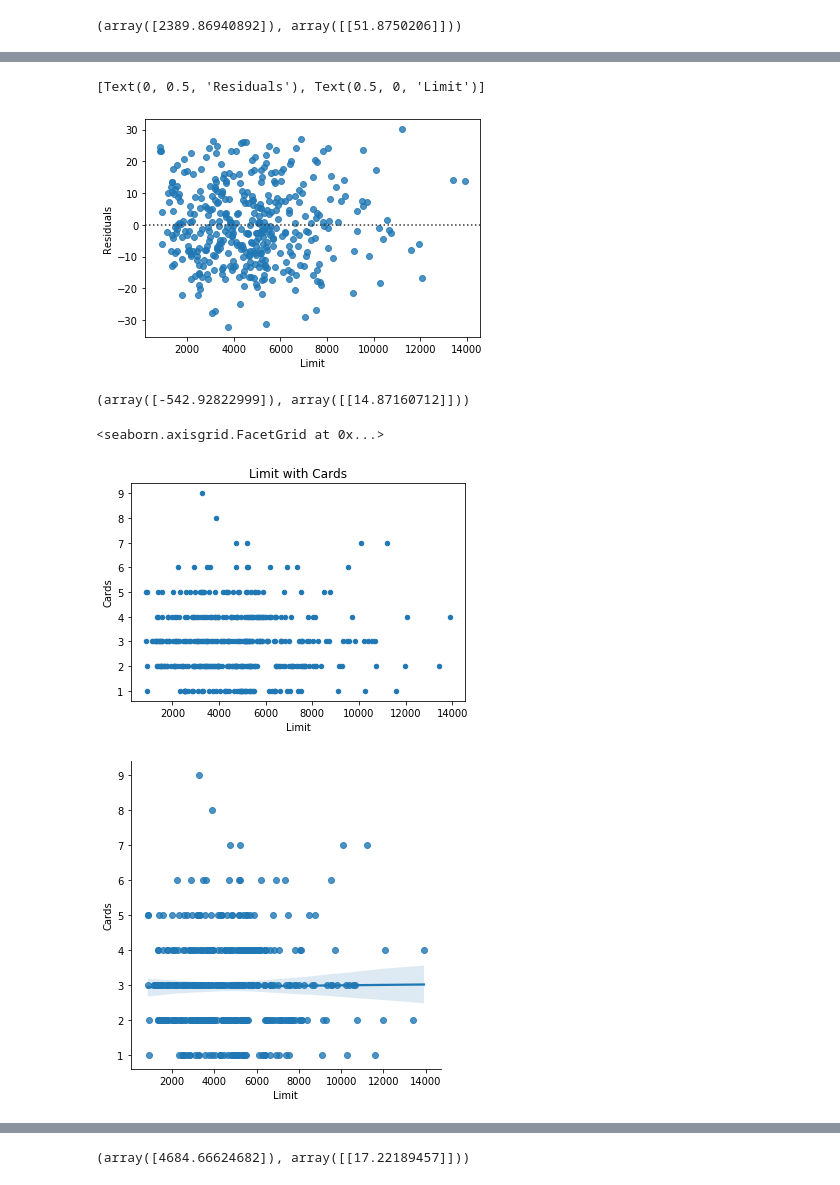
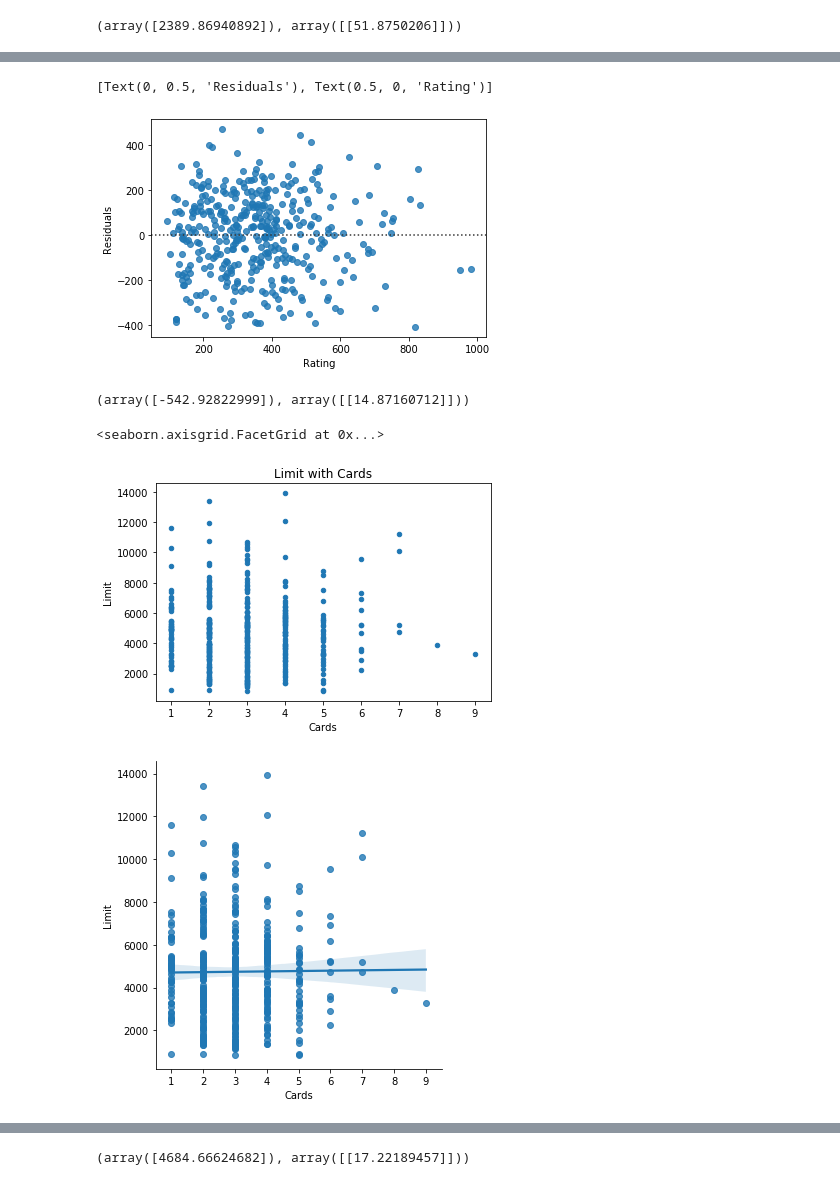
Before and after one commit to USF-CS-663-Spring-2020/lab-05-regression-rubinjohny, a Jupyter notebook: Linear_regression_credit.ipynb, the cells around one changed output, grey strips where cells are left out. Cells and saved outputs as stored; diff of their text form; code cells hidden in the pictures.

```diff
--- a/Linear_regression_credit.ipynb
+++ b/Linear_regression_credit.ipynb
@@ -53,9 +54,9 @@ sns.lmplot( x = 'Limit', y='Rating', data = df)
 # %%
 # Residual Rating
-r1 = sns.residplot('Limit', 'Rating', data= df)
-r1.set(xlabel = 'Limit', ylabel = 'Residuals')
+r1 = sns.residplot('Rating', 'Limit', data= df)
+r1.set(xlabel = 'Rating', ylabel = 'Residuals')
 # %% [output]
-[Text(0, 0.5, 'Residuals'), Text(0.5, 0, 'Limit')]
+[Text(0, 0.5, 'Residuals'), Text(0.5, 0, 'Rating')]
-[figure, old version]
+[figure, new version]
 # %%
 # slope and the intercept for Rating
@@ -65,11 +67,11 @@ lin_reg.intercept_,lin_reg.coef_
 # %% [output]
 (array([-542.92822999]), array([[14.87160712]]))
 # %%
-df.plot(kind='scatter', x = 'Limit', y = 'Cards', title = "Limit with Cards")
-sns.lmplot( x = 'Limit', y='Cards', data = df)
+df.plot(kind='scatter', x = 'Cards', y = 'Limit', title = "Limit with Cards")
+sns.lmplot( x = 'Cards', y='Limit', data = df)
 # %% [output]
 <seaborn.axisgrid.FacetGrid at 0x...>
-[figure, old version]
+[figure, new version]
-[figure, old version]
+[figure, new version]
 # %%
 # Residual Cards
```
Also changed, not shown: parts of 11 cells of this notebook.
